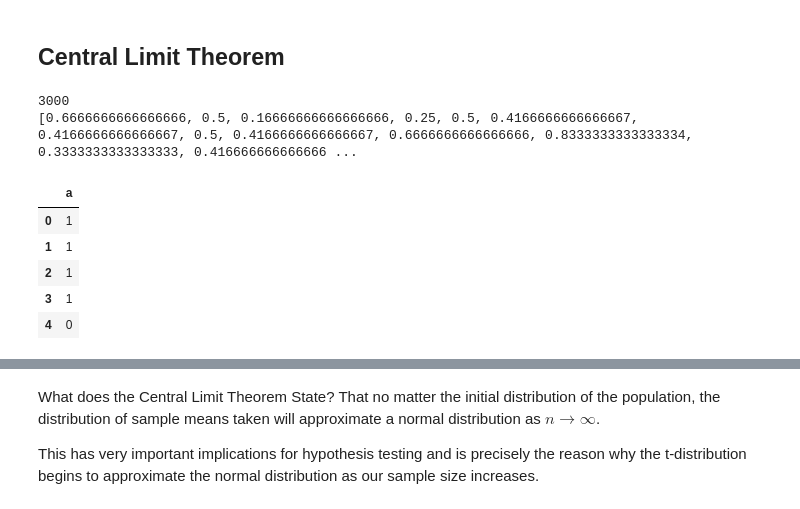
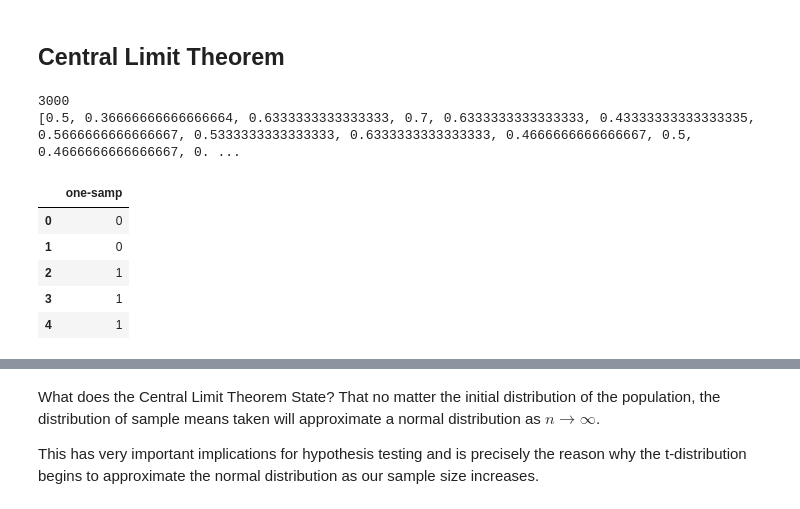
Before and after one commit to JimKing100/DS-Unit-1-Sprint-3-Statistical-Tests-and-Experiments, a Jupyter notebook: module2-sampling-confidence-intervals-and-hypothesis-testing/LS_DS_132_Sampling_Confidence_Intervals_and_Hypothesis_Testing.ipynb, the cells around one changed output, grey strips where cells are left out. Saved outputs shown, nothing was run; the diff lists cells and outputs as text; code cells hidden in the pictures.

```diff
--- a/module2-sampling-confidence-intervals-and-hypothesis-testing/LS_DS_132_Sampling_Confidence_Intervals_and_Hypothesis_Testing.ipynb
+++ b/module2-sampling-confidence-intervals-and-hypothesis-testing/LS_DS_132_Sampling_Confidence_Intervals_and_Hypothesis_Testing.ipynb
@@ -103,9 +109,10 @@ import numpy as np
 import matplotlib.pyplot as plt
 import pandas as pd
 
+N = 3000
 sample_means = []
-for x in range(0,3000):
-  coinflips = np.random.binomial(n=1, p=.5, size=12)
+for x in range(0, N):
+  coinflips = np.random.binomial(n=1, p=.5, size=30)
   one_sample = coinflips
   sample_means.append(coinflips.mean())
 
@@ -113,14 +120,15 @@ print(len(sample_means))
 print(sample_means)
 # %% [output]
 3000
-[0.6666666666666666, 0.5, 0.16666666666666666, 0.25, 0.5, 0.4166666666666667, 0.4166666666666667, 0.5, 0.4166666666666667, 0.6666666666666666, 0.8333333333333334, 0.3333333333333333, 0.416666666666666 ...
+[0.5, 0.36666666666666664, 0.6333333333333333, 0.7, 0.6333333333333333, 0.43333333333333335, 0.5666666666666667, 0.5333333333333333, 0.6333333333333333, 0.4666666666666667, 0.5, 0.4666666666666667, 0. ...
 # %%
-df = pd.DataFrame({'a': one_sample})
+# Create dataframe with single coin flip
+df = pd.DataFrame({'one-samp': one_sample})
 df.head()
 # %% [output]
-|  | a |
-| 0 | 1 |
-| 1 | 1 |
+|  | one-samp |
+| 0 | 0 |
+| 1 | 0 |
 | 2 | 1 |
 | 3 | 1 |
-| 4 | 0 |
+| 4 | 1 |
```
Also changed, not shown: parts of 47 cells of this notebook.
